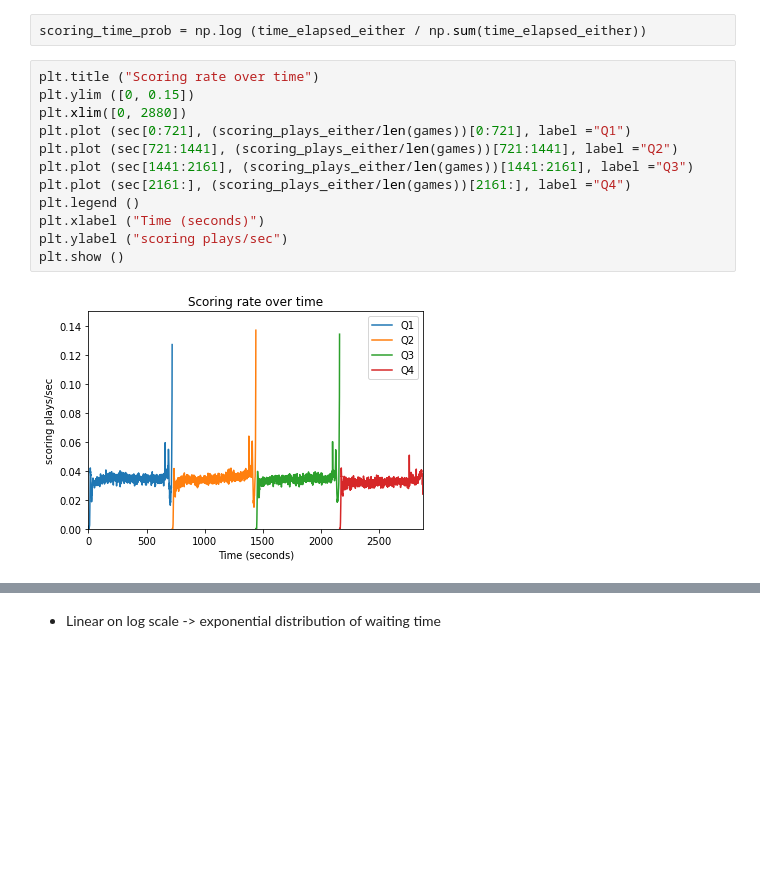
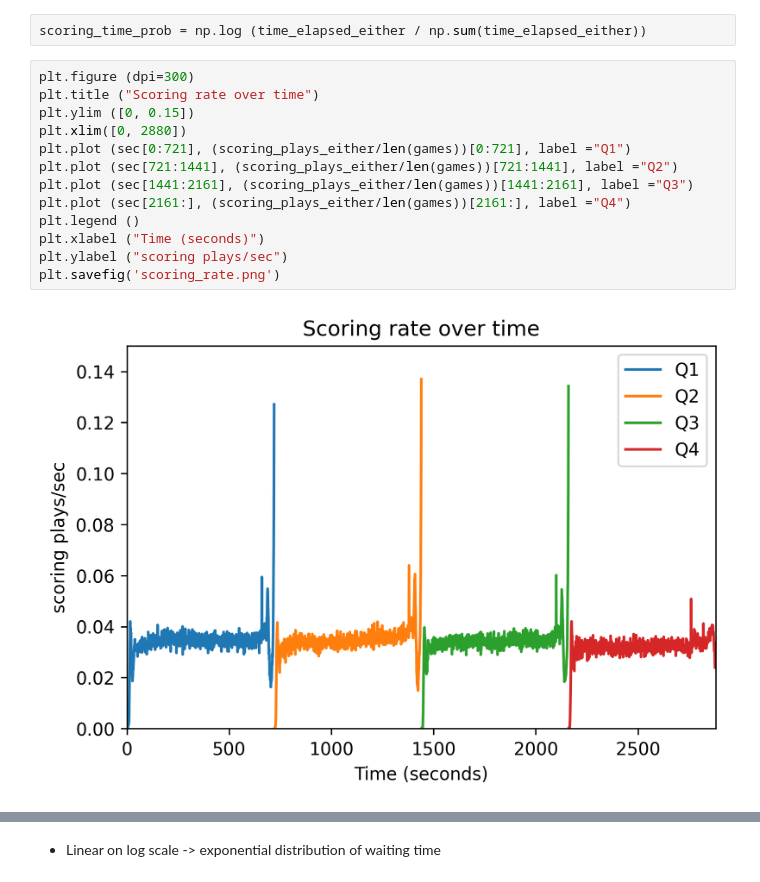
Before and after one commit to bryantx22/nba_random_walk, a Jupyter notebook: pbp_games/scoring_rate_and_dist.ipynb, the cells around one changed output, grey strips where cells are left out. Drawn from its saved outputs; the diff is of its cells as text; blank space fills up the shorter version.

```diff
--- a/pbp_games/scoring_rate_and_dist.ipynb
+++ b/pbp_games/scoring_rate_and_dist.ipynb
@@ -185,19 +185,20 @@ print (scoring_decomp_tot)
 # %%
 scoring_time_prob = np.log (time_elapsed_either / np.sum(time_elapsed_either))
 # %%
+plt.figure (dpi=300)
 plt.title ("Scoring rate over time")
 plt.ylim ([0, 0.15])
 plt.xlim([0, 2880])
 plt.plot (sec[0:721], (scoring_plays_either/len(games))[0:721], label ="Q1")
 plt.plot (sec[721:1441], (scoring_plays_either/len(games))[721:1441], label ="Q2")
 plt.plot (sec[1441:2161], (scoring_plays_either/len(games))[1441:2161], label ="Q3")
 plt.plot (sec[2161:], (scoring_plays_either/len(games))[2161:], label ="Q4")
 plt.legend ()
 plt.xlabel ("Time (seconds)")
 plt.ylabel ("scoring plays/sec")
-plt.show ()
+plt.savefig('scoring_rate.png')
 # %% [output]
-[figure, old version]
+[figure, new version]
 # %%
 from sklearn.linear_model import LinearRegression
 
```
Also changed, not shown: parts of 1 cell of this notebook, 2 other files.
